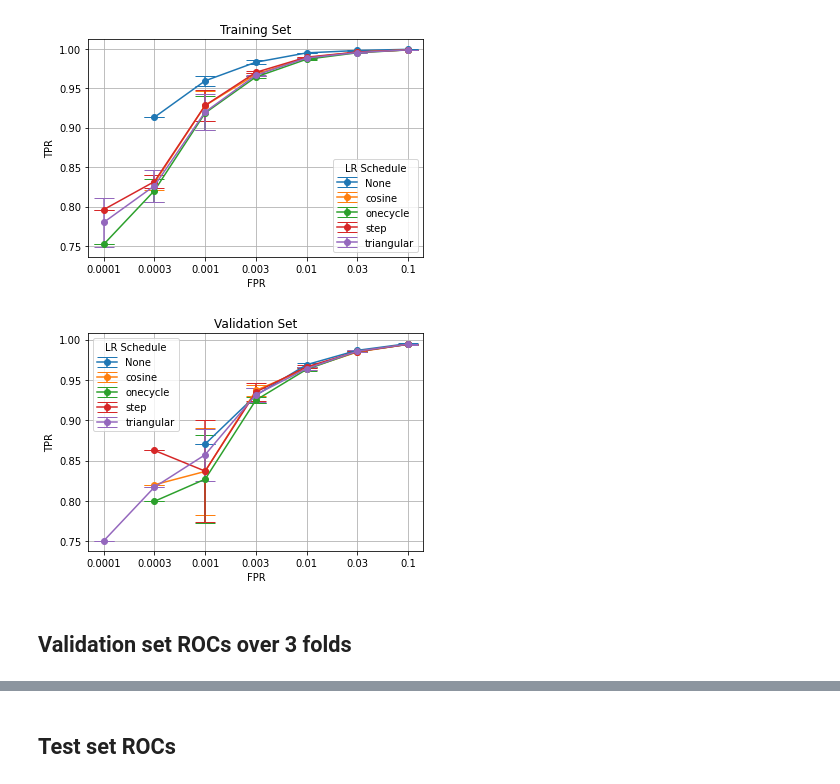
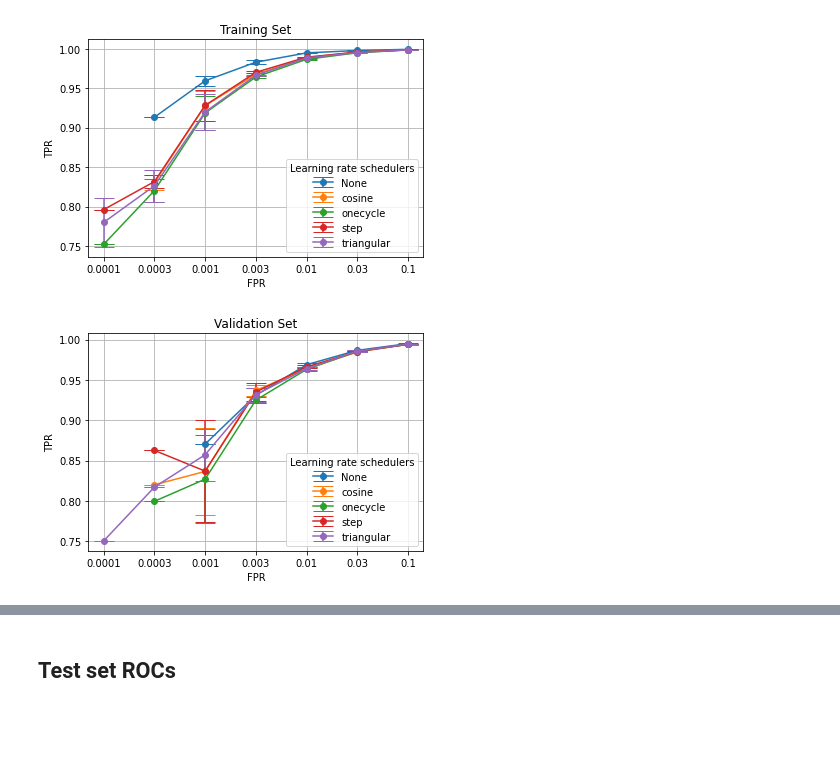
Before and after one commit to dtrizna/nebula, a Jupyter notebook: evaluation/crossValidation/Transformer_Engineering/optim_scheduler_limit_None_1677436527/results_roc.ipynb, the cells around one changed output, grey strips where cells are left out. Drawn from its saved outputs; the diff is of its cells as text; code cells hidden in the pictures; blank space fills up the shorter version.

```diff
--- a/evaluation/crossValidation/Transformer_Engineering/optim_scheduler_limit_None_1677436527/results_roc.ipynb
+++ b/evaluation/crossValidation/Transformer_Engineering/optim_scheduler_limit_None_1677436527/results_roc.ipynb
@@ -3,43 +3,41 @@ import os
 import sys
 sys.path.append("../../../..")
 from nebula.evaluation import read_cv_data_splits, read_cv_metrics_folder
-from nebula.evaluation.roc import get_model_rocs, allign_metrics
-from nebula.misc.plots import plot_roc_curves, plot_cv_metrics_dict
+from nebula.evaluation.roc import get_model_rocs, allign_metrics, report_alligned_metrics
+from nebula.misc.plots import plot_roc_curve, plot_cv_metrics_dict, plot_losses
 from nebula.models.attention import TransformerEncoderChunks
 from nebula.misc import get_path
 SCRIPT_PATH = get_path(type="notebook")
 REPO_ROOT = os.path.join(SCRIPT_PATH, *[".."]*4)
 import numpy as np
-from collections import defaultdict
-from pandas import DataFrame, concat
-FPRS = [0.0001, 0.0003, 0.001, 0.003, 0.01, 0.03, 0.1, 0.3]
+import pickle
+RUN_TYPES = ["step", "triangular", "onecycle", "cosine", "none"]
+RUN_NAME = "learning rate schedulers"
 # %%
 folder = "."
 training_files = [x for x in os.listdir(folder) if x.endswith("training.json")]
 validation_files = [x for x in os.listdir(folder) if x.endswith("validation.json")]
 
 def training_filter(file):
     return file.endswith("training.json")
 def validation_filter(file):
     return file.endswith("validation.json")
 def key_extractor(file):
     return file.split("_")[2]
 
 metrics_train = read_cv_metrics_folder('.', key_extractor, training_filter)
 metrics_val = read_cv_metrics_folder('.', key_extractor, validation_filter)
 
-TITLE = "LR Schedule"
-newkeys = [x.replace("grad_clip_","") for x in metrics_train.keys()]
+TITLE = RUN_NAME.capitalize()
+newkeys = [x for x in metrics_train.keys()]
 ax = plot_cv_metrics_dict(metrics_train, "tpr", legendTitle=TITLE, legendValues=newkeys)
 ax.set_title("Training Set")
 
 ax = plot_cv_metrics_dict(metrics_val, "tpr", legendTitle=TITLE, legendValues=newkeys)
 _ = ax.set_title("Validation Set")
 # %% [output]
-[figure, old version]
+[figure, new version]
-[figure, old version]
+[figure, new version]
-# %% [markdown]
-## Validation set ROCs over 3 folds
 # %%
 model_config = {
     "vocab_size": 50002,
```
Also changed, not shown: parts of 6 cells of this notebook, 10 other files.
